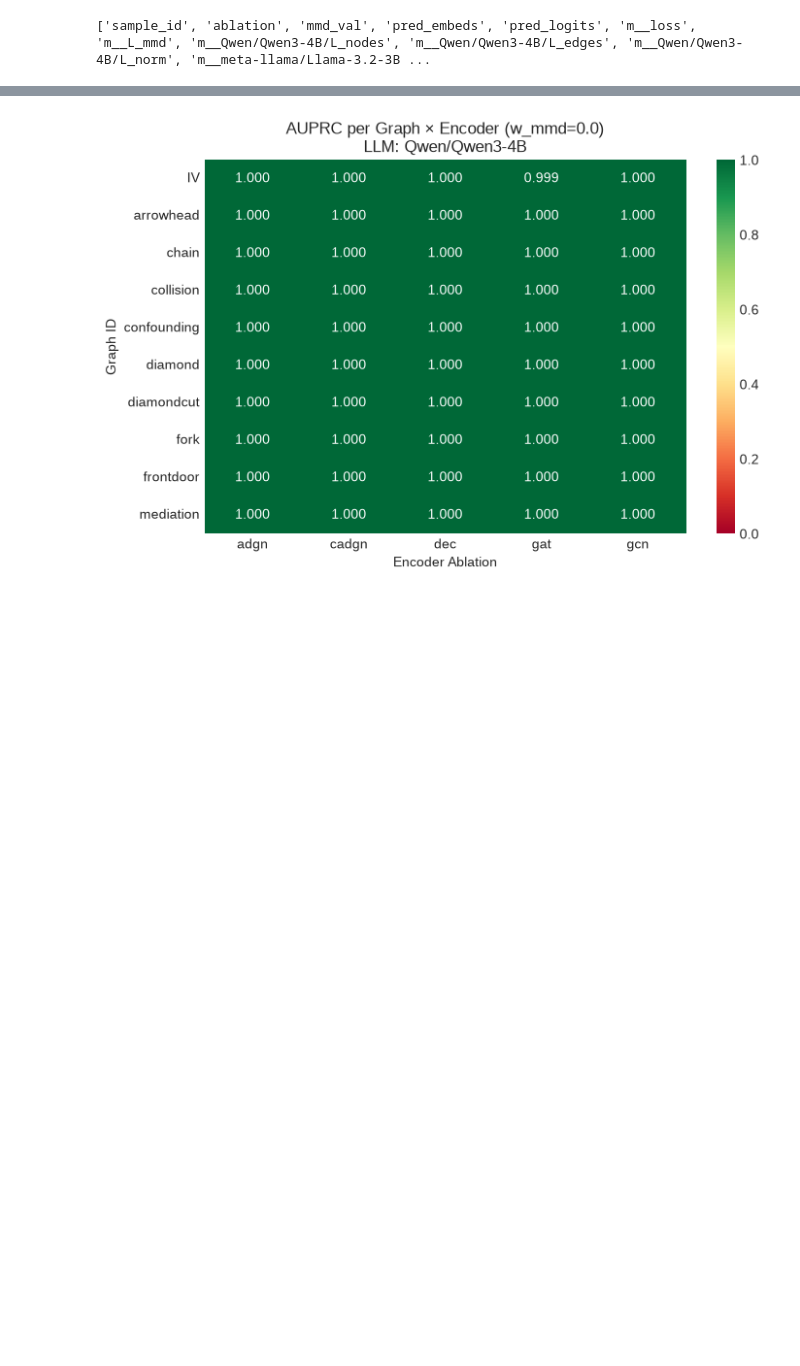
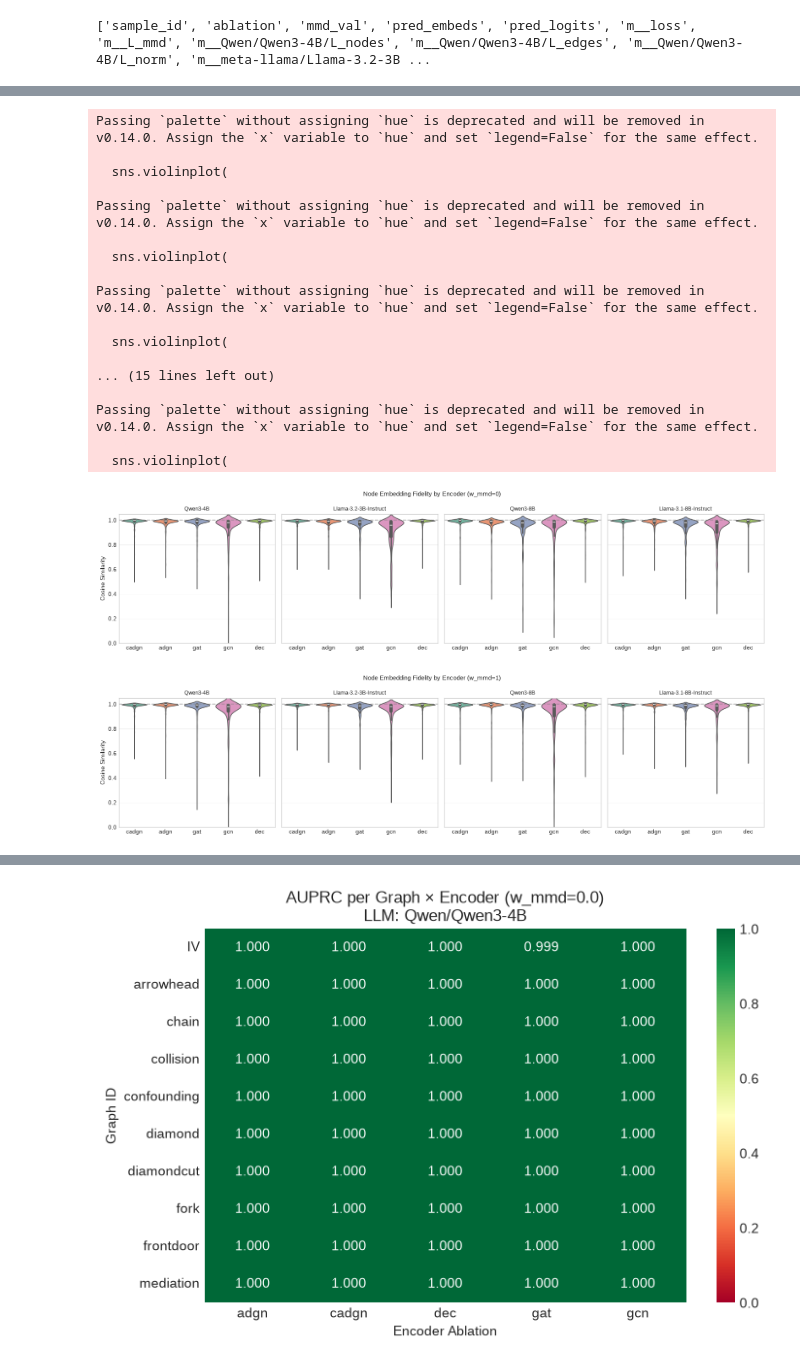
Before and after one commit to JerryPLayz/CausalADGN, a Jupyter notebook: stage1_analyze.ipynb, the cells around one changed output, grey strips where cells are left out. Cells and saved outputs as stored; diff of their text form; code cells hidden in the pictures; blank space fills up the shorter version.

Commit message:
Stage 1 Analysis complete. Moving onto Stage 2 and correlations.

```diff
--- a/stage1_analyze.ipynb
+++ b/stage1_analyze.ipynb
@@ -251,3 +358,58 @@ Precomputing original embeddings per family....
+# %%
+# Violin plot to show distribution of semantic drift (1-cos sim)
+plt.style.use("seaborn-v0_8-whitegrid")
+cosine_exploded = (
+    cosine_df
+    .explode("cosine_sim_per_node")
+    .rename({"cosine_sim_per_node": "cosine_sim"})
+)
+
+# Convert to pandas for seaborn plotting
+for mi, mmd_val in enumerate([0,1]):
+    df_plot = cosine_exploded.filter(
+        pl.col("mmd_val") == mmd_val
+    ).to_pandas()
+
+    fig, axes = plt.subplots(1, 4, figsize=(16, 4), sharey=True)
+    for ax, llm in zip(axes, do_models):
+        subset = df_plot[df_plot["llm"] == llm]
+        sns.violinplot(
+            data=subset,
+            x="ablation",
+            y="cosine_sim",
+            ax=ax,
+            order=["cadgn", "adgn", "gat", "gcn", "dec"],
+            palette="Set2",
+        )
+        ax.set_title(llm.split("/")[-1], fontsize=9)
+        ax.set_xlabel("")
+        ax.axhline(y=1.0, color="gray", linestyle="--", alpha=0.5)
+        ax.set_ylim(0, 1.05)
+
+    axes[0].set_ylabel("Cosine Similarity")
+    fig.suptitle(f"Node Embedding Fidelity by Encoder (w_mmd={mmd_val})", fontsize=11)
+    plt.tight_layout()
+    fig.savefig(stage1_output_graph_path / f"node_embedding_fidelity_mmd-{mmd_val}.png")
+# %% [output]
+Passing `palette` without assigning `hue` is deprecated and will be removed in v0.14.0. Assign the `x` variable to `hue` and set `legend=False` for the same effect.
+
+  sns.violinplot(
+
+Passing `palette` without assigning `hue` is deprecated and will be removed in v0.14.0. Assign the `x` variable to `hue` and set `legend=False` for the same effect.
+
+  sns.violinplot(
+
+Passing `palette` without assigning `hue` is deprecated and will be removed in v0.14.0. Assign the `x` variable to `hue` and set `legend=False` for the same effect.
+
+  sns.violinplot(
+
+... (15 lines left out)
+
+Passing `palette` without assigning `hue` is deprecated and will be removed in v0.14.0. Assign the `x` variable to `hue` and set `legend=False` for the same effect.
+
+  sns.violinplot(
+[figure, added]
+[figure, added]
 # %%
 # Join together
 derived_df = auprc_df.join(
```
Also changed, not shown: parts of 6 cells of this notebook, 1 other file.
